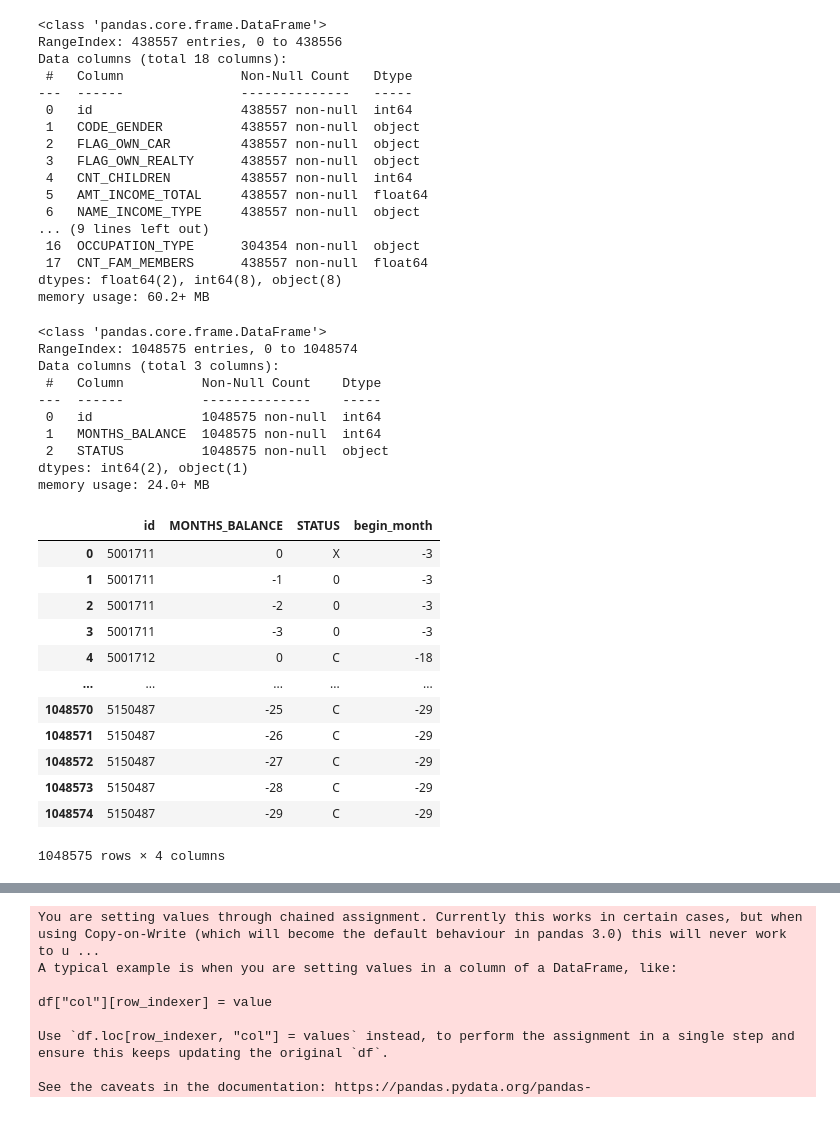
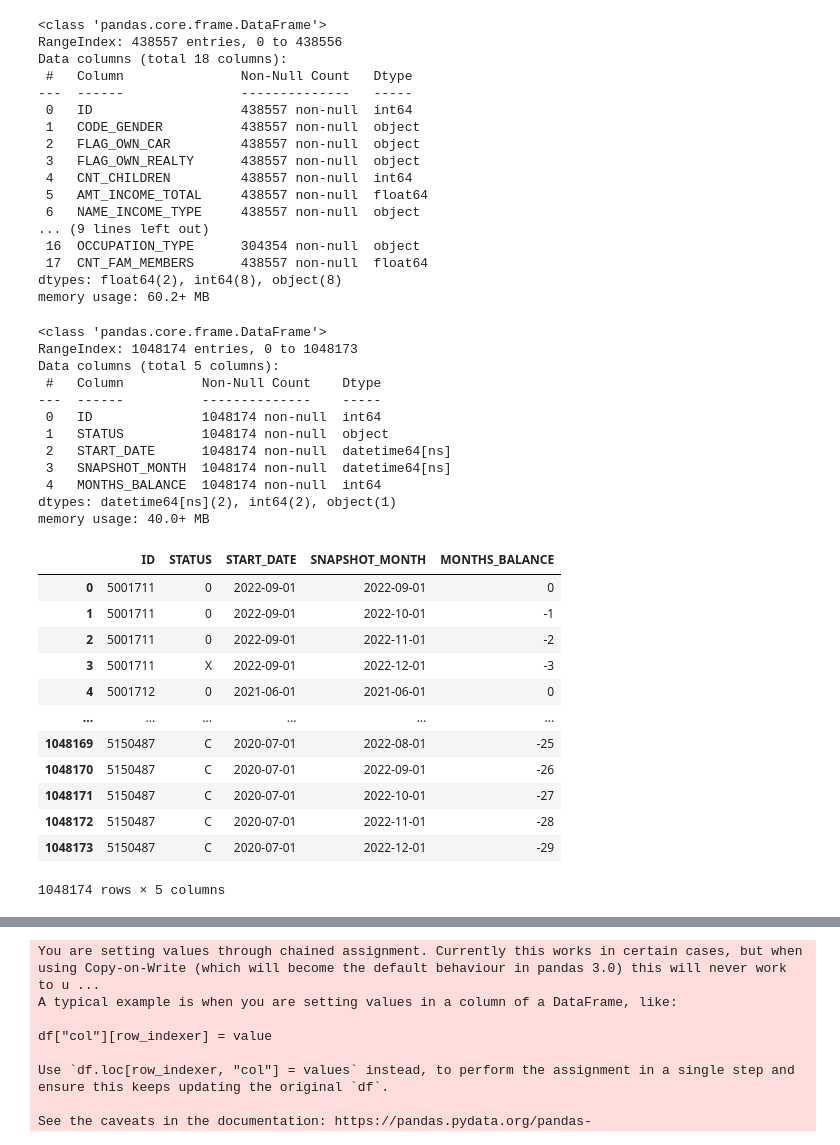
Before and after one commit to yonathanggraiwan/p2-final-project-ftds-028-hck-group-001, a Jupyter notebook: FE_Postgres.ipynb, the cells around one changed output, grey strips where cells are left out. Saved outputs shown, nothing was run; the diff lists cells and outputs as text; code cells hidden in the pictures.

```diff
--- a/FE_Postgres.ipynb
+++ b/FE_Postgres.ipynb
@@ -7,5 +7,8 @@ conn_string="port=5432 dbname='postgres' host='localhost' user='postgres' passwo
 
 conn=db.connect(conn_string)
 
-df = pd.read_sql("select * from application_record", conn)
-df2 = pd.read_sql("select * from credit_history", conn)
+df = pd.read_sql("select * from application_table", conn)
+df2 = pd.read_sql("select * from credit_record", conn)
+df2 = df2.drop(columns=['index_col'])
+
+conn.close()
@@ -53,7 +52,7 @@ RangeIndex: 438557 entries, 0 to 438556
 Data columns (total 18 columns):
  #   Column               Non-Null Count   Dtype
 ---  ------               --------------   -----
- 0   id                   438557 non-null  int64
+ 0   ID                   438557 non-null  int64
  1   CODE_GENDER          438557 non-null  object
  2   FLAG_OWN_CAR         438557 non-null  object
  3   FLAG_OWN_REALTY      438557 non-null  object
@@ -65,37 +64,48 @@ Data columns (total 18 columns):
  17  CNT_FAM_MEMBERS      438557 non-null  float64
 dtypes: float64(2), int64(8), object(8)
 memory usage: 60.2+ MB
+# %%
+df2['START_DATE'] = pd.to_datetime(df2['START_DATE'])
+df2['SNAPSHOT_MONTH'] = pd.to_datetime(df2['SNAPSHOT_MONTH'])
+
+df2['MONTHS_BALANCE'] = (df2['START_DATE'].dt.to_period('M') - df2['SNAPSHOT_MONTH'].dt.to_period('M')).apply(lambda x: x.n)
 # %%
 df2.info()
 # %% [output]
 <class 'pandas.core.frame.DataFrame'>
-RangeIndex: 1048575 entries, 0 to 1048574
-Data columns (total 3 columns):
+RangeIndex: 1048174 entries, 0 to 1048173
+Data columns (total 5 columns):
  #   Column          Non-Null Count    Dtype
 ---  ------          --------------    -----
- 0   id              1048575 non-null  int64
- 1   MONTHS_BALANCE  1048575 non-null  int64
- 2   STATUS          1048575 non-null  object
-dtypes: int64(2), object(1)
-memory usage: 24.0+ MB
+ 0   ID              1048174 non-null  int64
+ 1   STATUS          1048174 non-null  object
+ 2   START_DATE      1048174 non-null  datetime64[ns]
+ 3   SNAPSHOT_MONTH  1048174 non-null  datetime64[ns]
+ 4   MONTHS_BALANCE  1048174 non-null  int64
+dtypes: datetime64[ns](2), int64(2), object(1)
+memory usage: 40.0+ MB
 # %%
-begin_month=pd.DataFrame(df2.groupby(["id"])["MONTHS_BALANCE"].agg(min))
-begin_month=begin_month.rename(columns={'MONTHS_BALANCE':'begin_month'})
-new_data=pd.merge(df2,begin_month,how="left",on="id")
+begin_month=pd.DataFrame(df2.groupby(["ID"])["MONTHS_BALANCE"].agg(min))
+new_data=pd.merge(df2,begin_month,how="left",on="ID")
+new_data = new_data.rename(columns={
+    'MONTHS_BALANCE_x': 'MONTHS_BALANCE',
+    'MONTHS_BALANCE_y': 'MIN_BALANCE'
+})
+new_data = new_data.drop(columns=['MIN_BALANCE'])
 new_data
 # %% [output]
-|  | id | MONTHS_BALANCE | STATUS | begin_month |
-| 0 | 5001711 | 0 | X | -3 |
-| 1 | 5001711 | -1 | 0 | -3 |
-| 2 | 5001711 | -2 | 0 | -3 |
-| 3 | 5001711 | -3 | 0 | -3 |
-| 4 | 5001712 | 0 | C | -18 |
-| ... | ... | ... | ... | ... |
-| 1048570 | 5150487 | -25 | C | -29 |
-| 1048571 | 5150487 | -26 | C | -29 |
-| 1048572 | 5150487 | -27 | C | -29 |
-| 1048573 | 5150487 | -28 | C | -29 |
-| 1048574 | 5150487 | -29 | C | -29 |
+|  | ID | STATUS | START_DATE | SNAPSHOT_MONTH | MONTHS_BALANCE |
+| 0 | 5001711 | 0 | 2022-09-01 | 2022-09-01 | 0 |
+| 1 | 5001711 | 0 | 2022-09-01 | 2022-10-01 | -1 |
+| 2 | 5001711 | 0 | 2022-09-01 | 2022-11-01 | -2 |
+| 3 | 5001711 | X | 2022-09-01 | 2022-12-01 | -3 |
+| 4 | 5001712 | 0 | 2021-06-01 | 2021-06-01 | 0 |
+| ... | ... | ... | ... | ... | ... |
+| 1048169 | 5150487 | C | 2020-07-01 | 2022-08-01 | -25 |
+| 1048170 | 5150487 | C | 2020-07-01 | 2022-09-01 | -26 |
+| 1048171 | 5150487 | C | 2020-07-01 | 2022-10-01 | -27 |
+| 1048172 | 5150487 | C | 2020-07-01 | 2022-11-01 | -28 |
+| 1048173 | 5150487 | C | 2020-07-01 | 2022-12-01 | -29 |
-1048575 rows × 4 columns
+1048174 rows × 5 columns
 # %%
 df2['credit_approval'] = None
```
Also changed, not shown: parts of 16 cells of this notebook, 2 other files.
